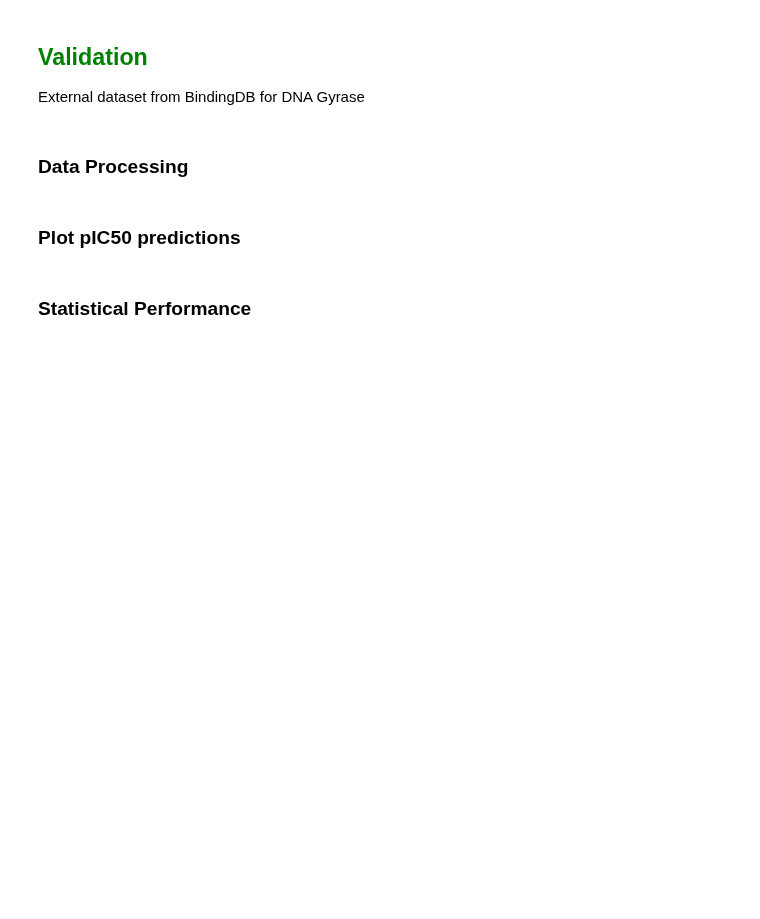
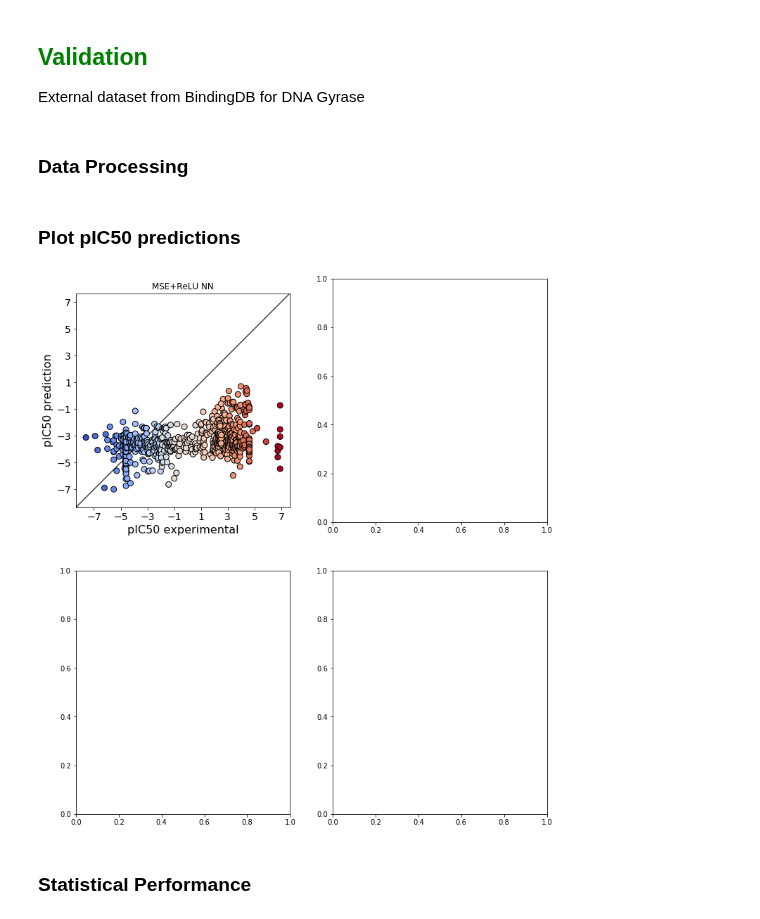
Before and after one commit to alejogiley/Novartis-Hackaton-7, a Jupyter notebook: Notebooks/Lee_NN.ipynb, the cells around one changed output. Saved outputs shown, nothing was run; the diff lists cells and outputs as text; code cells hidden in the pictures; blank space fills up the shorter version.

```diff
--- a/Notebooks/Lee_NN.ipynb
+++ b/Notebooks/Lee_NN.ipynb
@@ -962,11 +969,13 @@ vx = vx.astype('float64').to_numpy()
 ### Plot pIC50 predictions
 # %%
 #models = [network, network2, shallow, shallow2]
-models = [shallow]
+models = [network]
 titles = ['MSE+ReLU NN','MSE NN','MSE+ReLU LM','MSE LM']
 
 plt.rcParams["figure.figsize"] = (12,14)
 plot_valid(models, titles)
+# %% [output]
+[figure, added]
 # %% [markdown]
 ### Statistical Performance
 # %%
```
Also changed, not shown: parts of 36 cells of this notebook.
